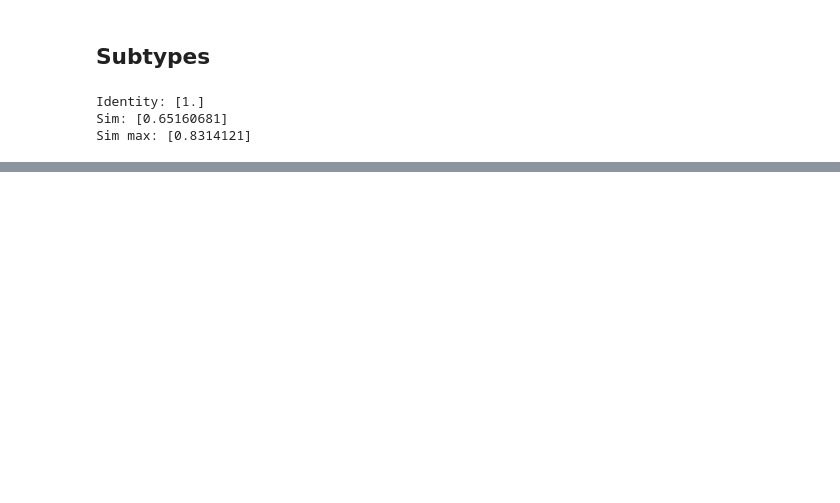
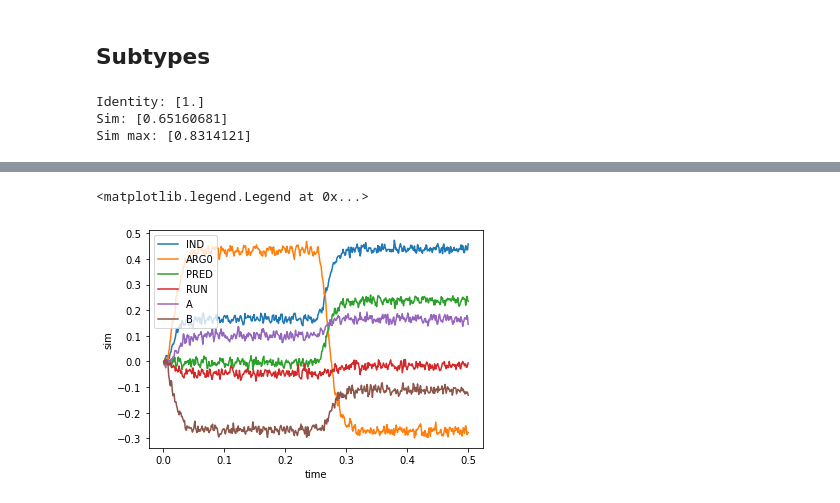
Before and after one commit to aluecking/SPA-TTR, a Jupyter notebook: SPA-TTR-Paper-Examples.ipynb, the cells around one changed output, grey strips where cells are left out. Saved outputs shown, nothing was run; the diff lists cells and outputs as text; code cells hidden in the pictures; blank space fills up the shorter version.

Commit message:
deleted superfluous examples, added function example

```diff
--- a/SPA-TTR-Paper-Examples.ipynb
+++ b/SPA-TTR-Paper-Examples.ipynb
@@ -336,0 +192,25 @@ Sim max: [0.8314121]
+# %%
+d = 64
+
+def inputs(t):
+    if t < 0.25:
+        return "A"
+    else:
+        return "B"
+
+with spa.Network("Functions") as func:
+    xind = spa.State(vocab=d)
+    xrun = spa.State(vocab=d)
+    runner = spa.State(vocab=d)
+    input = spa.Transcode(inputs, output_vocab=d)
+
+    input * spa.sym("IND") >> xind
+    xind * spa.sym("ARG0") + spa.sym("PRED * RUN") >> xrun
+
+    # who runs?
+    xrun * spa.sym("~ARG0") >> runner
+
+    p = nengo.Probe(runner.output, synapse=0.01)
+# %%
+with nengo.Simulator(func) as sim:
+    sim.run(0.5)
@@ -336,0 +220,9 @@ Sim max: [0.8314121]
+# %%
+plt.figure()
+plt.plot(sim.trange(), spa.similarity(sim.data[p], runner.vocab))
+plt.xlabel("time")
+plt.ylabel("sim")
+plt.legend(runner.vocab, loc="best")
+# %% [output]
+<matplotlib.legend.Legend at 0x...>
+[figure, added]
```
Also changed, not shown: parts of 37 cells of this notebook.
